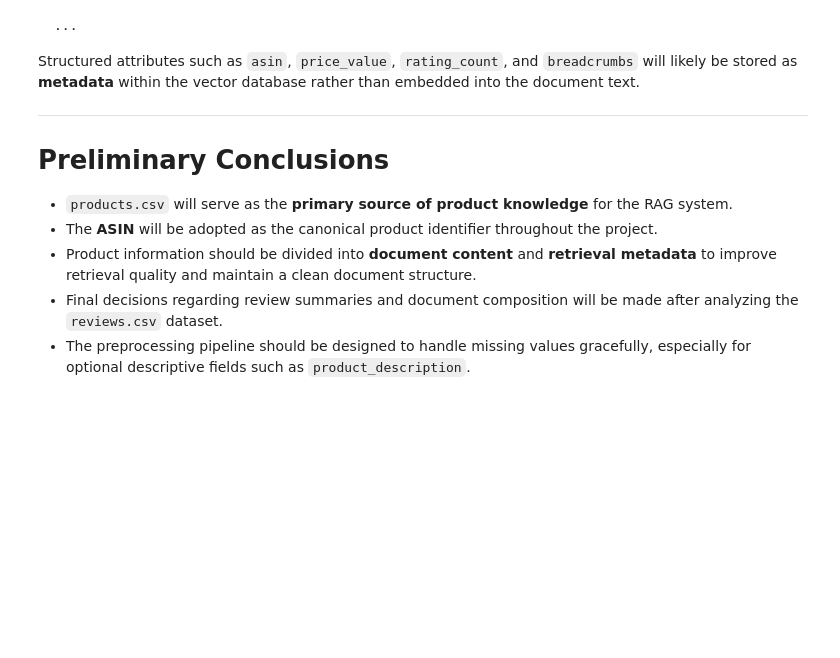
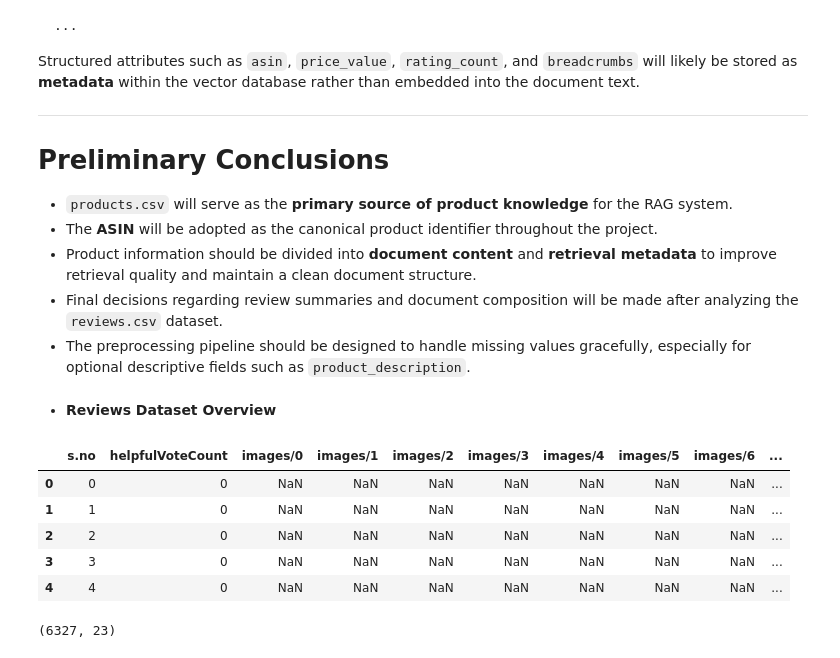
Before and after one commit to Mansoor-Ali-Data/amazon-product-intelligence, a Jupyter notebook: notebooks/exploration.ipynb, the cells around one changed output. Drawn from its saved outputs; the diff is of its cells as text; code cells hidden in the pictures; blank space fills up the shorter version.

```diff
--- a/notebooks/exploration.ipynb
+++ b/notebooks/exploration.ipynb
@@ -281,3 +281,18 @@ Structured attributes such as `asin`, `price_value`, `rating_count`, and `breadc
 - Product information should be divided into **document content** and **retrieval metadata** to improve retrieval quality and maintain a clean document structure.
 - Final decisions regarding review summaries and document composition will be made after analyzing the `reviews.csv` dataset.
 - The preprocessing pipeline should be designed to handle missing values gracefully, especially for optional descriptive fields such as `product_description`.
+# %% [markdown]
+* **Reviews Dataset Overview**
+# %%
+reviews_df.head()
+# %% [output]
+|  | s.no | helpfulVoteCount | images/0 | images/1 | images/2 | images/3 | images/4 | images/5 | images/6 | ... |
+| 0 | 0 | 0 | NaN | NaN | NaN | NaN | NaN | NaN | NaN | ... |
+| 1 | 1 | 0 | NaN | NaN | NaN | NaN | NaN | NaN | NaN | ... |
+| 2 | 2 | 0 | NaN | NaN | NaN | NaN | NaN | NaN | NaN | ... |
+| 3 | 3 | 0 | NaN | NaN | NaN | NaN | NaN | NaN | NaN | ... |
+| 4 | 4 | 0 | NaN | NaN | NaN | NaN | NaN | NaN | NaN | ... |
+# %%
+reviews_df.shape
+# %% [output]
+(6327, 23)
```
Also changed, not shown: parts of 33 cells of this notebook, 3 other files.
